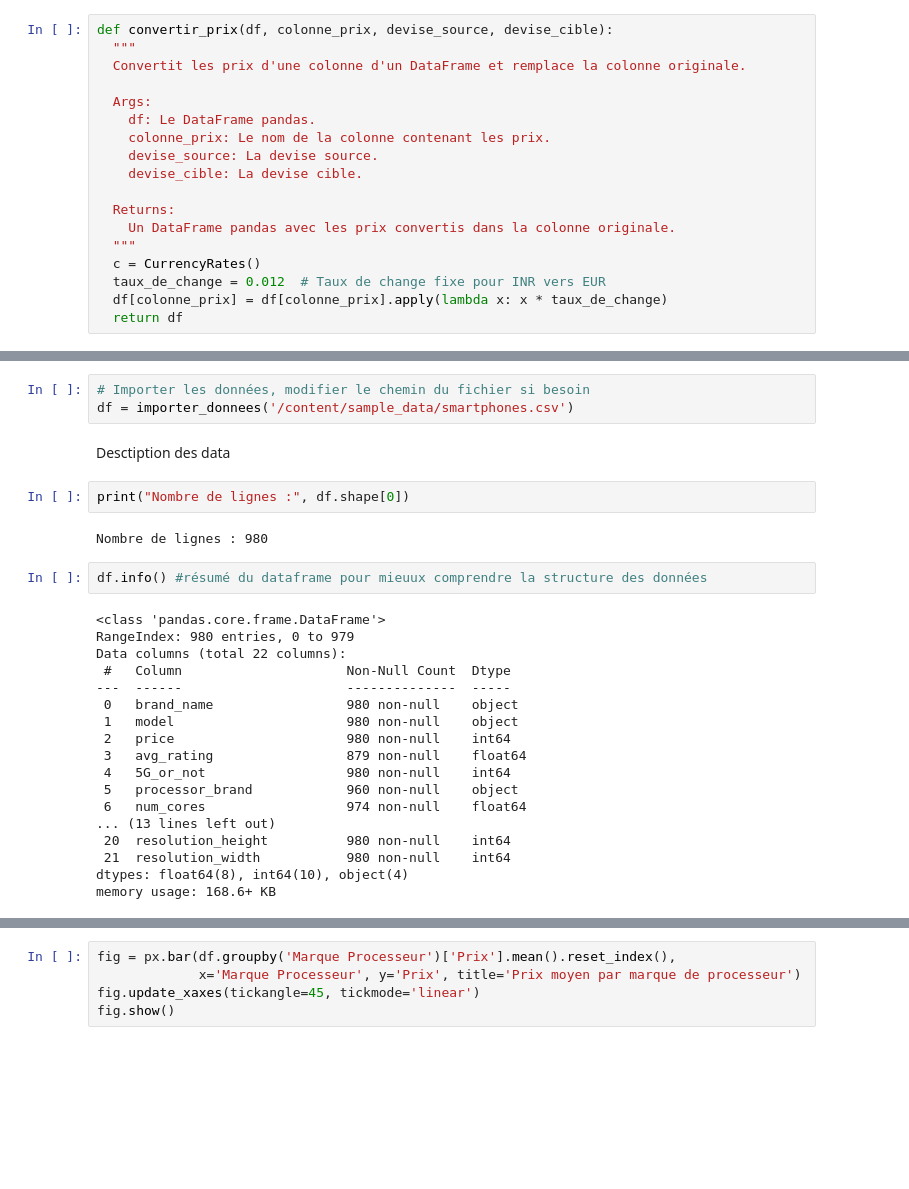
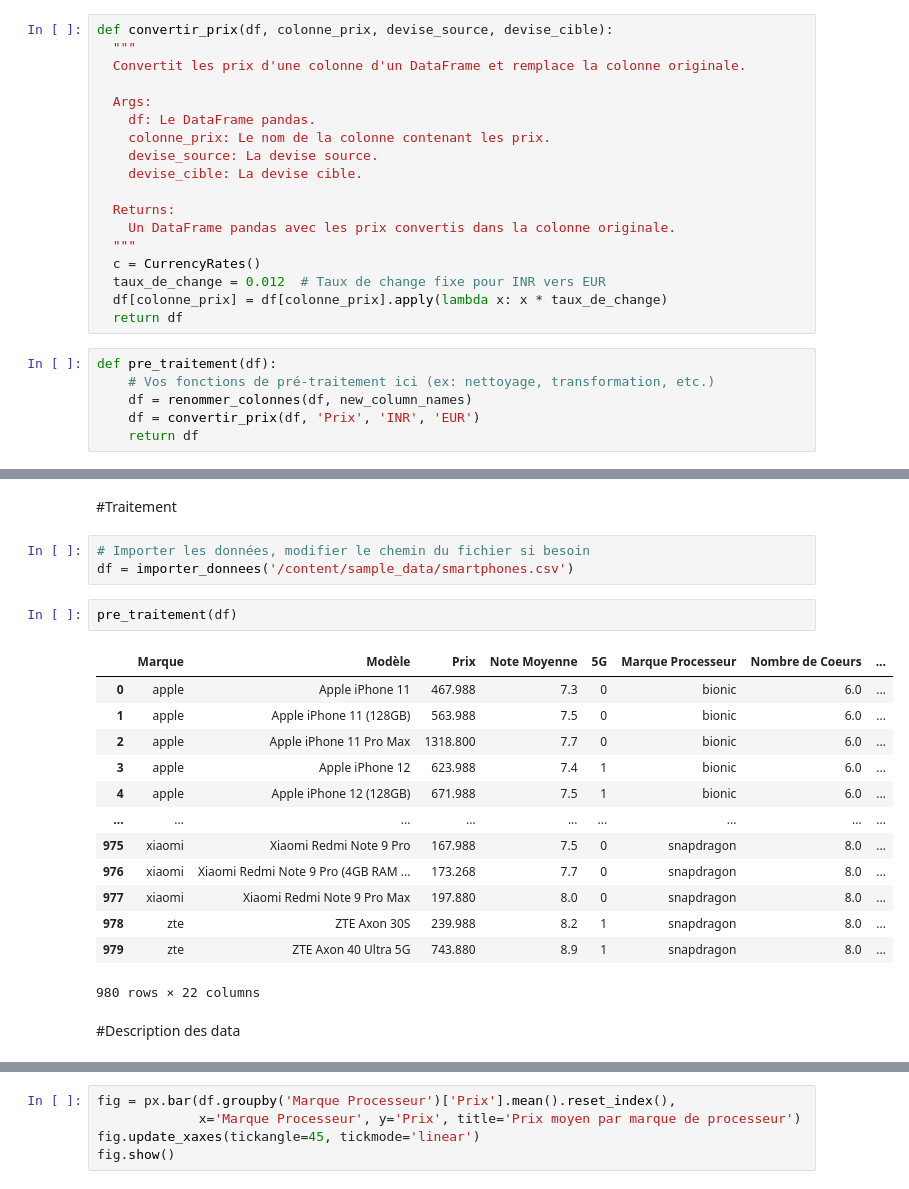
Before and after one commit to Anaqqa/4DVST---Data-Visualization, a Jupyter notebook: TP_4DVST.ipynb, the cells around one changed output, grey strips where cells are left out. Saved outputs shown, nothing was run; the diff lists cells and outputs as text; blank space fills up the shorter version.

```diff
--- a/TP_4DVST.ipynb
+++ b/TP_4DVST.ipynb
@@ -88,3 +114,9 @@ def convertir_prix(df, colonne_prix, devise_source, devise_cible):
   taux_de_change = 0.012  # Taux de change fixe pour INR vers EUR
   df[colonne_prix] = df[colonne_prix].apply(lambda x: x * taux_de_change)
   return df
+# %%
+def pre_traitement(df):
+    # Vos fonctions de pré-traitement ici (ex: nettoyage, transformation, etc.)
+    df = renommer_colonnes(df, new_column_names)
+    df = convertir_prix(df, 'Prix', 'INR', 'EUR')
+    return df
@@ -91,29 +131,23 @@ def convertir_prix(df, colonne_prix, devise_source, devise_cible):
+# %% [markdown]
+#Traitement
 # %%
 # Importer les données, modifier le chemin du fichier si besoin
 df = importer_donnees('/content/sample_data/smartphones.csv')
+# %%
+pre_traitement(df)
+# %% [output]
+|  | Marque | Modèle | Prix | Note Moyenne | 5G | Marque Processeur | Nombre de Coeurs | ... |
+| 0 | apple | Apple iPhone 11 | 467.988 | 7.3 | 0 | bionic | 6.0 | ... |
+| 1 | apple | Apple iPhone 11 (128GB) | 563.988 | 7.5 | 0 | bionic | 6.0 | ... |
+| 2 | apple | Apple iPhone 11 Pro Max | 1318.800 | 7.7 | 0 | bionic | 6.0 | ... |
+| 3 | apple | Apple iPhone 12 | 623.988 | 7.4 | 1 | bionic | 6.0 | ... |
+| 4 | apple | Apple iPhone 12 (128GB) | 671.988 | 7.5 | 1 | bionic | 6.0 | ... |
+| ... | ... | ... | ... | ... | ... | ... | ... | ... |
+| 975 | xiaomi | Xiaomi Redmi Note 9 Pro | 167.988 | 7.5 | 0 | snapdragon | 8.0 | ... |
+| 976 | xiaomi | Xiaomi Redmi Note 9 Pro (4GB RAM ... | 173.268 | 7.7 | 0 | snapdragon | 8.0 | ... |
+| 977 | xiaomi | Xiaomi Redmi Note 9 Pro Max | 197.880 | 8.0 | 0 | snapdragon | 8.0 | ... |
+| 978 | zte | ZTE Axon 30S | 239.988 | 8.2 | 1 | snapdragon | 8.0 | ... |
+| 979 | zte | ZTE Axon 40 Ultra 5G | 743.880 | 8.9 | 1 | snapdragon | 8.0 | ... |
+980 rows × 22 columns
 # %% [markdown]
-Desctiption des data
+#Description des data
-# %%
-print("Nombre de lignes :", df.shape[0])
-# %% [output]
-Nombre de lignes : 980
-# %%
-df.info() #résumé du dataframe pour mieuux comprendre la structure des données
-# %% [output]
-<class 'pandas.core.frame.DataFrame'>
-RangeIndex: 980 entries, 0 to 979
-Data columns (total 22 columns):
- #   Column                     Non-Null Count  Dtype
----  ------                     --------------  -----
- 0   brand_name                 980 non-null    object
- 1   model                      980 non-null    object
- 2   price                      980 non-null    int64
- 3   avg_rating                 879 non-null    float64
- 4   5G_or_not                  980 non-null    int64
- 5   processor_brand            960 non-null    object
- 6   num_cores                  974 non-null    float64
-... (13 lines left out)
- 20  resolution_height          980 non-null    int64
- 21  resolution_width           980 non-null    int64
-dtypes: float64(8), int64(10), object(4)
-memory usage: 168.6+ KB
```
Also changed, not shown: parts of 22 cells of this notebook.
